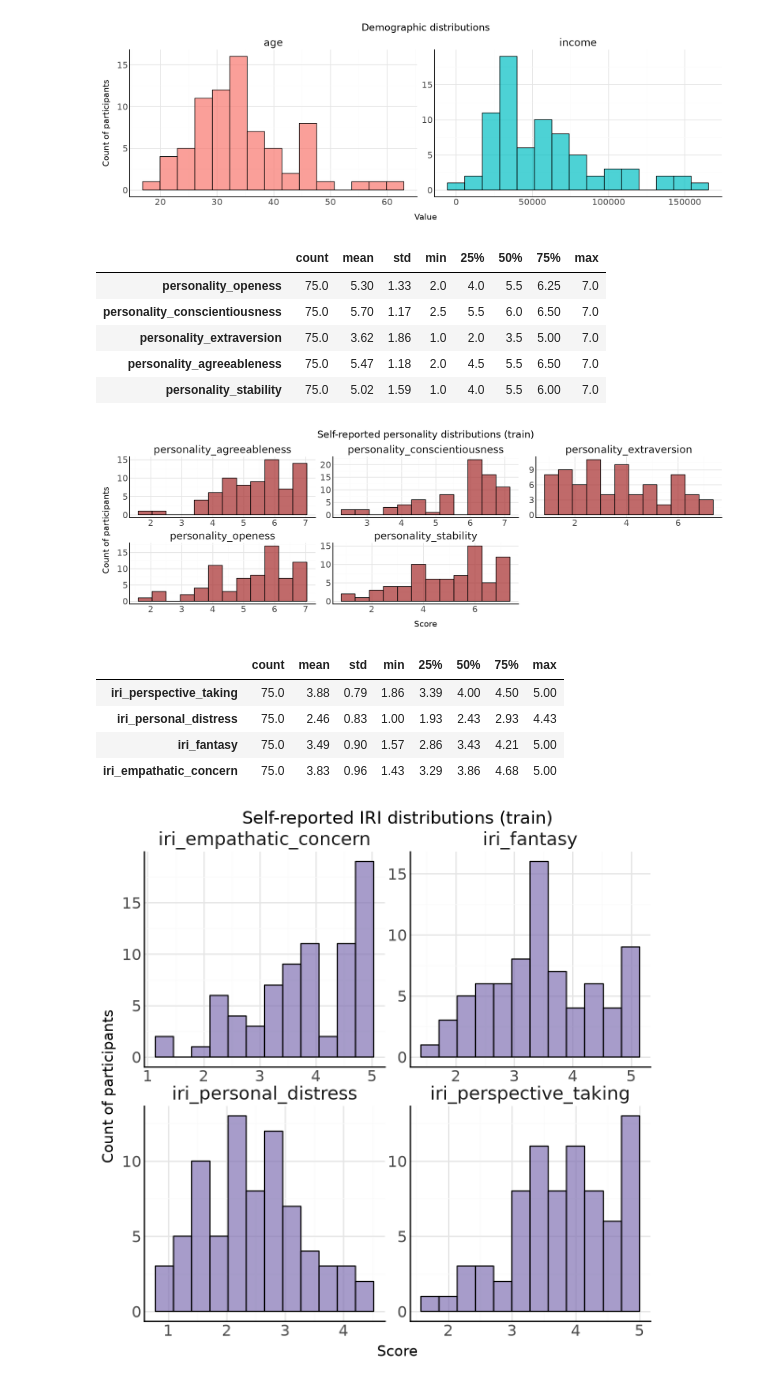
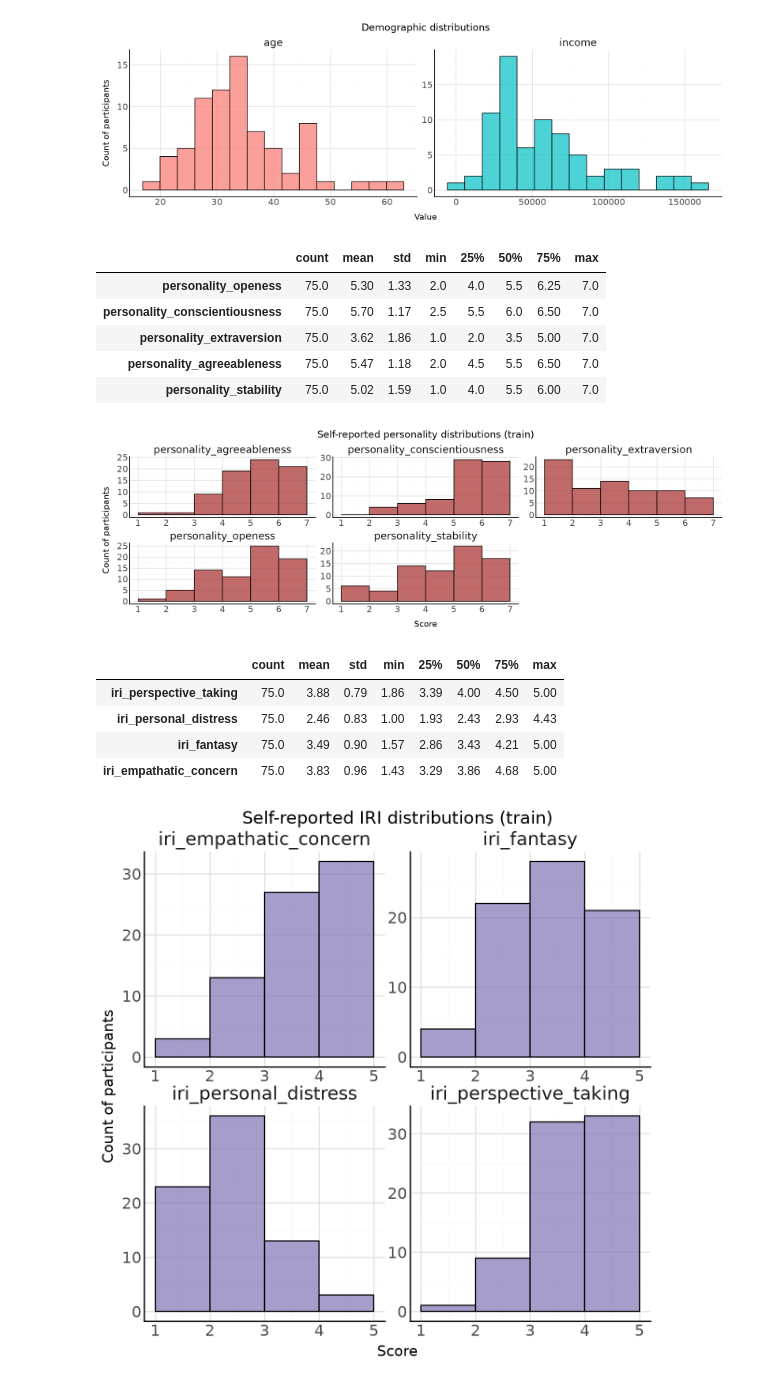
Before and after one commit to shshnk94/summary-mem, a Jupyter notebook: notebooks/wassa2024.ipynb, the cells around one changed output. Cells and saved outputs as stored; diff of their text form; code cells hidden in the pictures.

```diff
--- a/notebooks/wassa2024.ipynb
+++ b/notebooks/wassa2024.ipynb
@@ -211,8 +215,9 @@ display(personality.describe().round(2).T)
 personality = personality.melt(var_name="trait", value_name="score")
 (
     p9.ggplot(personality, p9.aes(x="score")) +
-    p9.geom_histogram(bins=12, fill="brown", color="black", alpha=0.7) +
+    p9.geom_histogram(breaks=range(1, 8), fill="brown", color="black", alpha=0.7) +
     p9.facet_wrap("trait", scales="free", ncol=3) +
+    p9.scale_x_continuous(breaks=range(1, 8)) +
     p9.labs(
         title="Self-reported personality distributions (train)",
         x="Score",
@@ -226,6 +231,8 @@ personality = personality.melt(var_name="trait", value_name="score")
         strip_text= p9.element_text(size=14),
     )
 )
+
+#FIXME: check how people skew in general, and then for this demographics.
 # %% [output]
 |  | count | mean | std | min | 25% | 50% | 75% | max |
 | personality_openess | 75.0 | 5.30 | 1.33 | 2.0 | 4.0 | 5.5 | 6.25 | 7.0 |
@@ -233,39 +240,40 @@ personality = personality.melt(var_name="trait", value_name="score")
 | personality_extraversion | 75.0 | 3.62 | 1.86 | 1.0 | 2.0 | 3.5 | 5.00 | 7.0 |
 | personality_agreeableness | 75.0 | 5.47 | 1.18 | 2.0 | 4.5 | 5.5 | 6.50 | 7.0 |
 | personality_stability | 75.0 | 5.02 | 1.59 | 1.0 | 4.0 | 5.5 | 6.00 | 7.0 |
-[figure, old version]
+[figure, new version]
 # %%
 iri = surveys.drop_duplicates("person_id")[[
     "iri_perspective_taking",
     "iri_personal_distress",
     "iri_fantasy",
     "iri_empathatic_concern",
 ]]
 
 display(iri.describe().round(2).T)
 
 iri = iri.melt(var_name="trait", value_name="score")
 (
     p9.ggplot(iri, p9.aes(x="score")) +
-    p9.geom_histogram(bins=12, fill="#8172B3", color="black", alpha=0.7) +
+    p9.geom_histogram(breaks=range(1, 6), fill="#8172B3", color="black", alpha=0.7) +
     p9.facet_wrap("trait", scales="free", ncol=2) +
+    p9.scale_x_continuous(breaks=range(1, 6)) +
     p9.labs(
         title="Self-reported IRI distributions (train)",
         x="Score",
         y="Count of participants",
     ) +
     p9.theme_minimal() +
     p9.theme(
         figure_size=(6, 6),
         axis_line= p9.element_line(color="black"),
         axis_text= p9.element_text(size=12),
         strip_text= p9.element_text(size=14),
     )
 )
 # %% [output]
 |  | count | mean | std | min | 25% | 50% | 75% | max |
 | iri_perspective_taking | 75.0 | 3.88 | 0.79 | 1.86 | 3.39 | 4.00 | 4.50 | 5.00 |
 | iri_personal_distress | 75.0 | 2.46 | 0.83 | 1.00 | 1.93 | 2.43 | 2.93 | 4.43 |
 | iri_fantasy | 75.0 | 3.49 | 0.90 | 1.57 | 2.86 | 3.43 | 4.21 | 5.00 |
 | iri_empathatic_concern | 75.0 | 3.83 | 0.96 | 1.43 | 3.29 | 3.86 | 4.68 | 5.00 |
-[figure, old version]
+[figure, new version]
```
Also changed, not shown: parts of 11 cells of this notebook, 1 other file.
